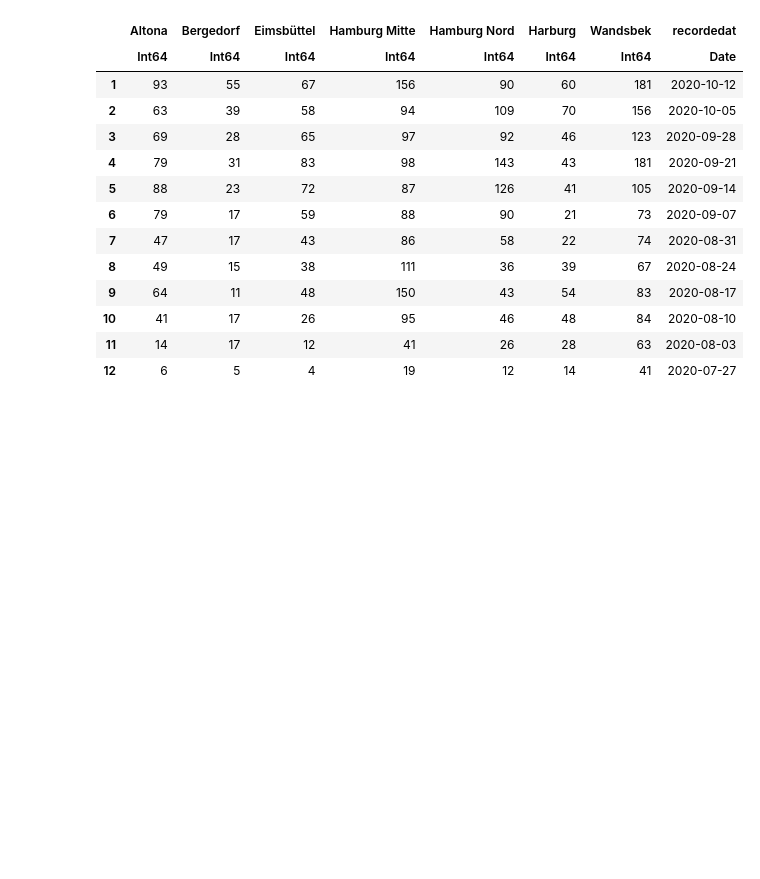
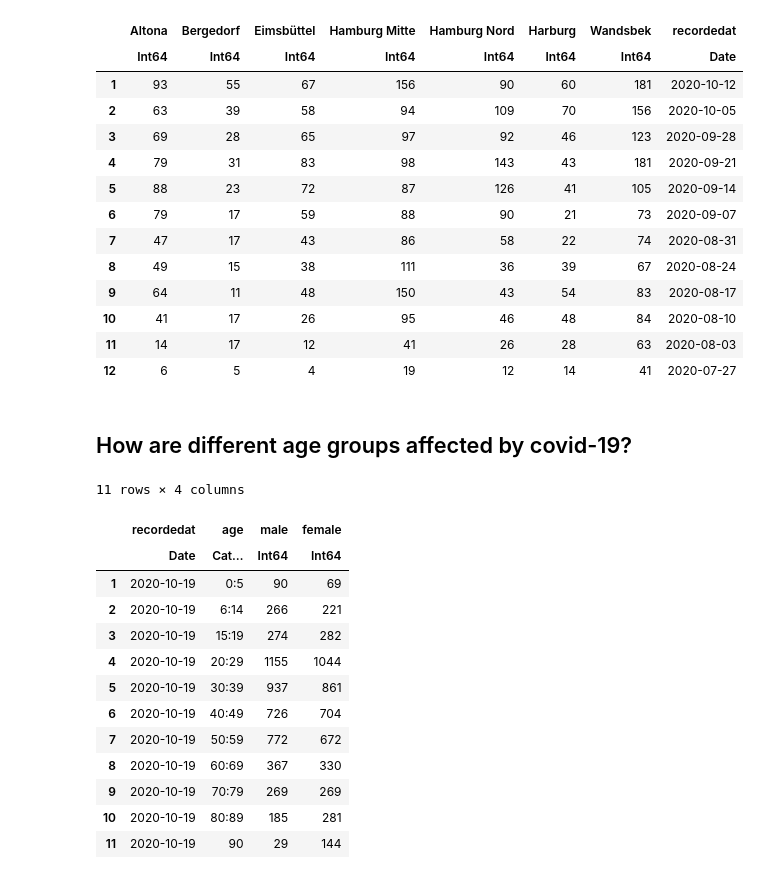
Before and after one commit to oem/Hamburg.jl, a Jupyter notebook: docs/Hamburg.ipynb, the cells around one changed output. Drawn from its saved outputs; the diff is of its cells as text; code cells hidden in the pictures; blank space fills up the shorter version.

Commit message:
adds age group distribution to example notebook

```diff
--- a/docs/Hamburg.ipynb
+++ b/docs/Hamburg.ipynb
@@ -128,3 +130,24 @@ tb = TimeArray(boroughsovertime, timestamp=:recordedat)
 
 plot(tb, legend=:topleft, size=(800,400))
 plot!(title="New COVID-19 cases in each borough, since end of july")
+# %% [markdown]
+## How are different age groups affected by covid-19?
+# %%
+agegroups = dataset("covid-19", "agegroups")
+categorical!(agegroups, :age)
+first(agegroups, 11)
+# %% [output]
+11 rows × 4 columns
+|  | recordedat | age | male | female |
+|  | Date | Cat… | Int64 | Int64 |
+| 1 | 2020-10-19 | 0:5 | 90 | 69 |
+| 2 | 2020-10-19 | 6:14 | 266 | 221 |
+| 3 | 2020-10-19 | 15:19 | 274 | 282 |
+| 4 | 2020-10-19 | 20:29 | 1155 | 1044 |
+| 5 | 2020-10-19 | 30:39 | 937 | 861 |
+| 6 | 2020-10-19 | 40:49 | 726 | 704 |
+| 7 | 2020-10-19 | 50:59 | 772 | 672 |
+| 8 | 2020-10-19 | 60:69 | 367 | 330 |
+| 9 | 2020-10-19 | 70:79 | 269 | 269 |
+| 10 | 2020-10-19 | 80:89 | 185 | 281 |
+| 11 | 2020-10-19 | 90 | 29 | 144 |
```
Also changed, not shown: parts of 5 cells of this notebook.
